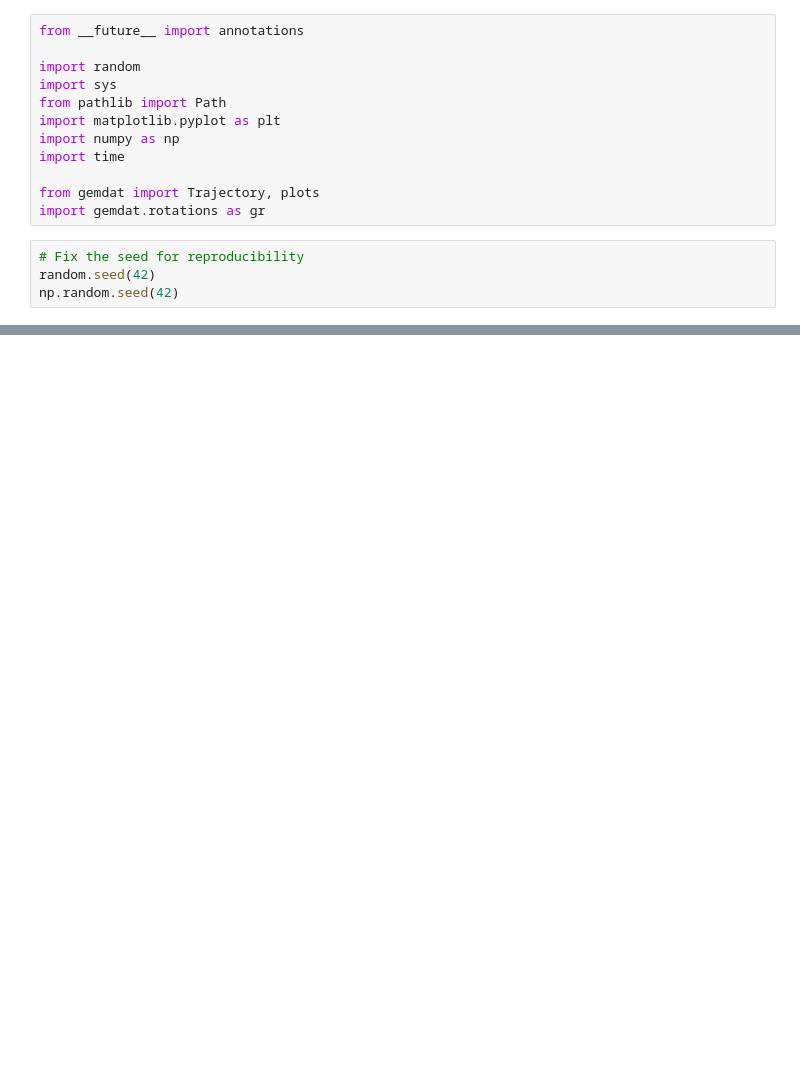
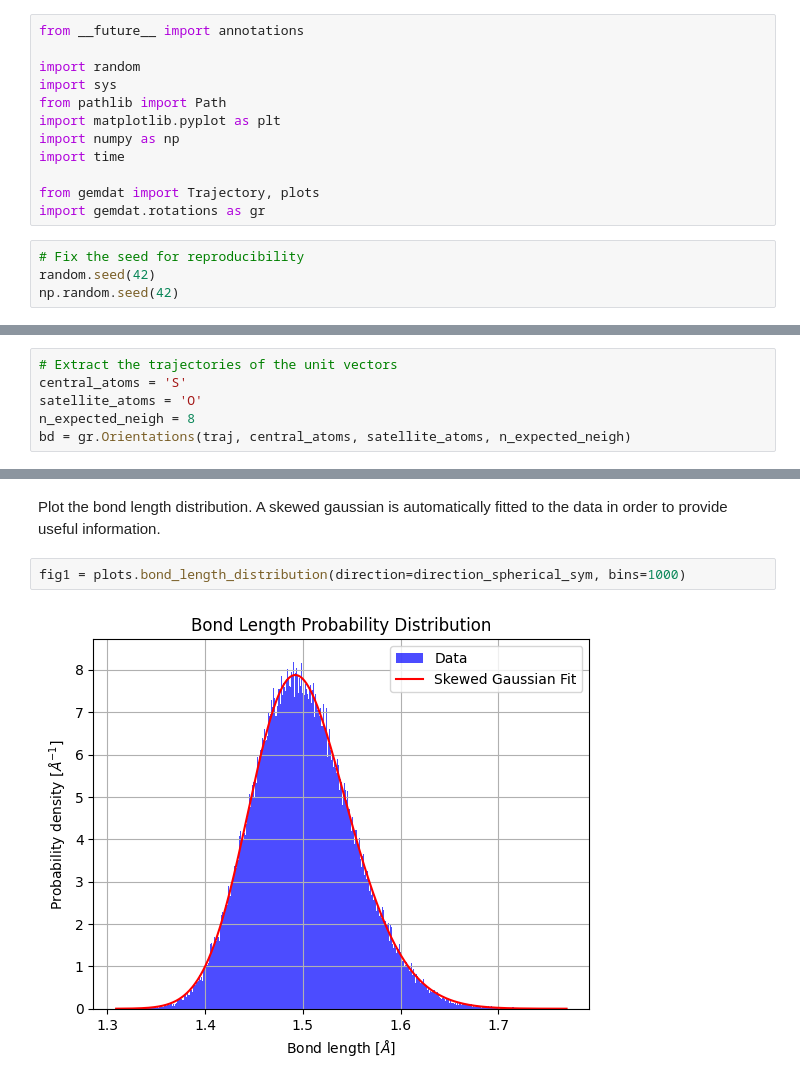
Before and after one commit to GEMDAT-repos/gemdat-notebooks, a Jupyter notebook: rotations.ipynb, the cells around one changed output, grey strips where cells are left out. Saved outputs shown, nothing was run; the diff lists cells and outputs as text; blank space fills up the shorter version.

```diff
--- a/rotations.ipynb
+++ b/rotations.ipynb
@@ -44 +45,7 @@ Loaded .xml in  0.18565654754638672 seconds
+# %%
+# Extract the trajectories of the unit vectors
+central_atoms = 'S'
+satellite_atoms = 'O'
+n_expected_neigh = 8
+bd = gr.Orientations(traj, central_atoms, satellite_atoms, n_expected_neigh)
 # %%
@@ -175,0 +98,6 @@ plt.show()
+# %% [markdown]
+Plot the bond length distribution. A skewed gaussian is automatically fitted to the data in order to provide useful information.
+# %%
+fig1 = plots.bond_length_distribution(direction=direction_spherical_sym, bins=1000)
+# %% [output]
+[figure, added]
```
Also changed, not shown: parts of 21 cells of this notebook.
